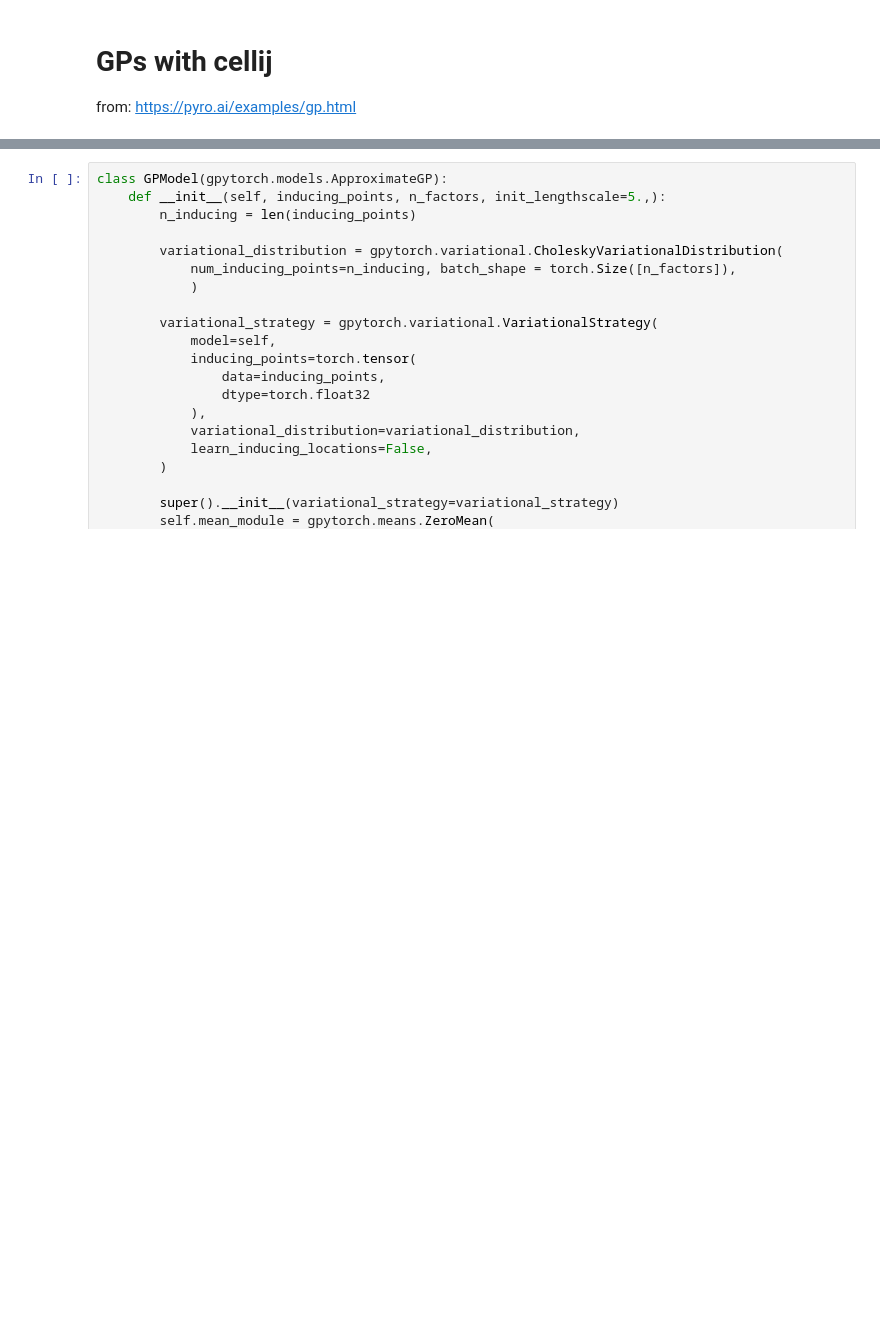
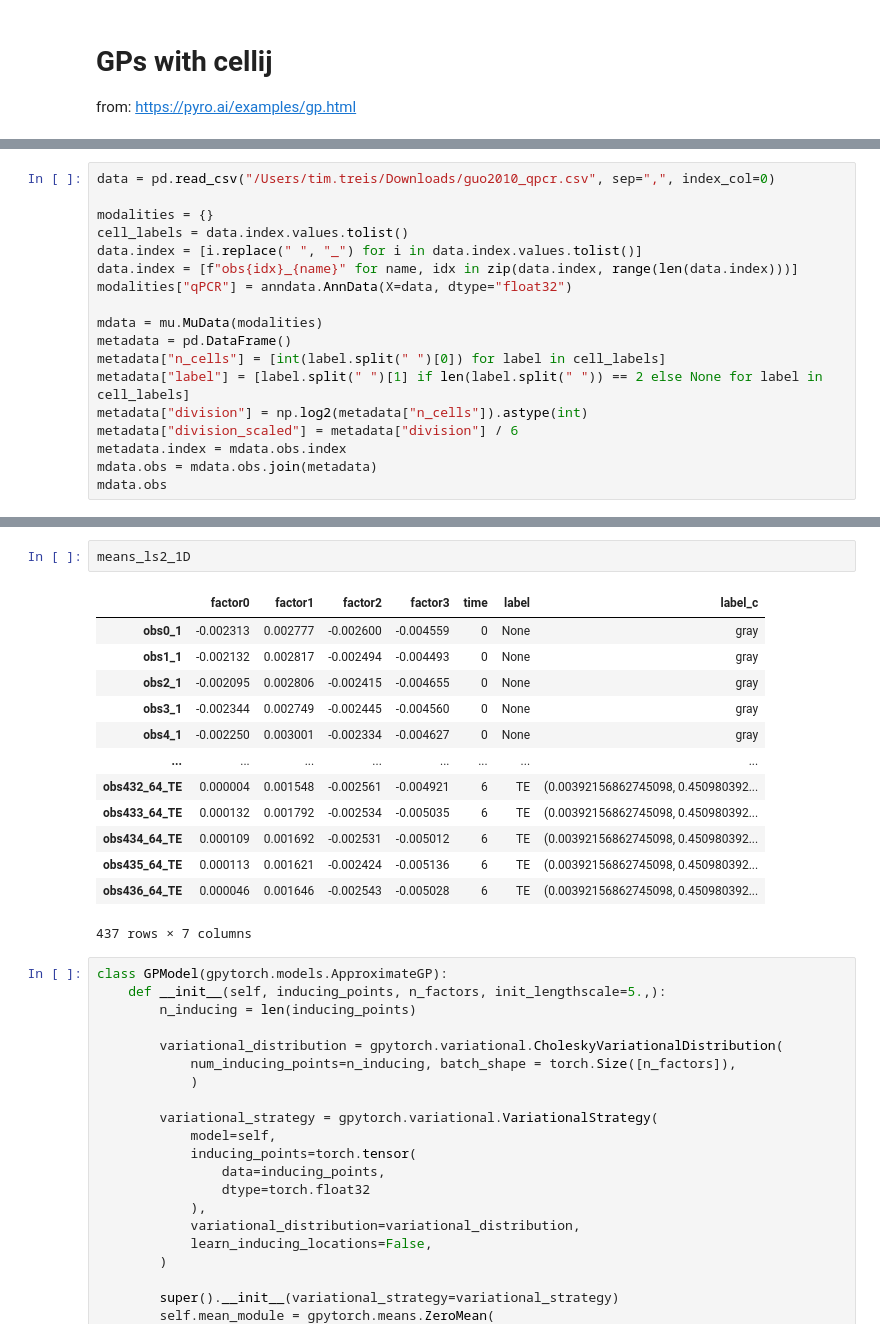
Before and after one commit to bioFAM/cellij, a Jupyter notebook: notebooks/new_gp.ipynb, the cells around one changed output, grey strips where cells are left out. Saved outputs shown, nothing was run; the diff lists cells and outputs as text; blank space fills up the shorter version.

```diff
--- a/notebooks/new_gp.ipynb
+++ b/notebooks/new_gp.ipynb
@@ -15 +26,19 @@ import cellij
 pyro.set_rng_seed(0)
+# %%
+data = pd.read_csv("/Users/tim.treis/Downloads/guo2010_qpcr.csv", sep=",", index_col=0)
+
+modalities = {}
+cell_labels = data.index.values.tolist()
+data.index = [i.replace(" ", "_") for i in data.index.values.tolist()]
+data.index = [f"obs{idx}_{name}" for name, idx in zip(data.index, range(len(data.index)))]
+modalities["qPCR"] = anndata.AnnData(X=data, dtype="float32")
+
+mdata = mu.MuData(modalities)
+metadata = pd.DataFrame()
+metadata["n_cells"] = [int(label.split(" ")[0]) for label in cell_labels]
+metadata["label"] = [label.split(" ")[1] if len(label.split(" ")) == 2 else None for label in cell_labels]
+metadata["division"] = np.log2(metadata["n_cells"]).astype(int)
+metadata["division_scaled"] = metadata["division"] / 6
+metadata.index = mdata.obs.index
+mdata.obs = mdata.obs.join(metadata)
+mdata.obs
@@ -28,3 +167,19 @@ time = np.linspace(0, 1, data.shape[0])
+# %%
+means_ls2_1D
+# %% [output]
+|  | factor0 | factor1 | factor2 | factor3 | time | label | label_c |
+| obs0_1 | -0.002313 | 0.002777 | -0.002600 | -0.004559 | 0 | None | gray |
+| obs1_1 | -0.002132 | 0.002817 | -0.002494 | -0.004493 | 0 | None | gray |
+| obs2_1 | -0.002095 | 0.002806 | -0.002415 | -0.004655 | 0 | None | gray |
+| obs3_1 | -0.002344 | 0.002749 | -0.002445 | -0.004560 | 0 | None | gray |
+| obs4_1 | -0.002250 | 0.003001 | -0.002334 | -0.004627 | 0 | None | gray |
+| ... | ... | ... | ... | ... | ... | ... | ... |
+| obs432_64_TE | 0.000004 | 0.001548 | -0.002561 | -0.004921 | 6 | TE | (0.00392156862745098, 0.450980392... |
+| obs433_64_TE | 0.000132 | 0.001792 | -0.002534 | -0.005035 | 6 | TE | (0.00392156862745098, 0.450980392... |
+| obs434_64_TE | 0.000109 | 0.001692 | -0.002531 | -0.005012 | 6 | TE | (0.00392156862745098, 0.450980392... |
+| obs435_64_TE | 0.000113 | 0.001621 | -0.002424 | -0.005136 | 6 | TE | (0.00392156862745098, 0.450980392... |
+| obs436_64_TE | 0.000046 | 0.001646 | -0.002543 | -0.005028 | 6 | TE | (0.00392156862745098, 0.450980392... |
+437 rows × 7 columns
 # %%
 class GPModel(gpytorch.models.ApproximateGP):
     def __init__(self, inducing_points, n_factors, init_lengthscale=5.,):
```
Also changed, not shown: parts of 7 cells of this notebook, 1 other file.
